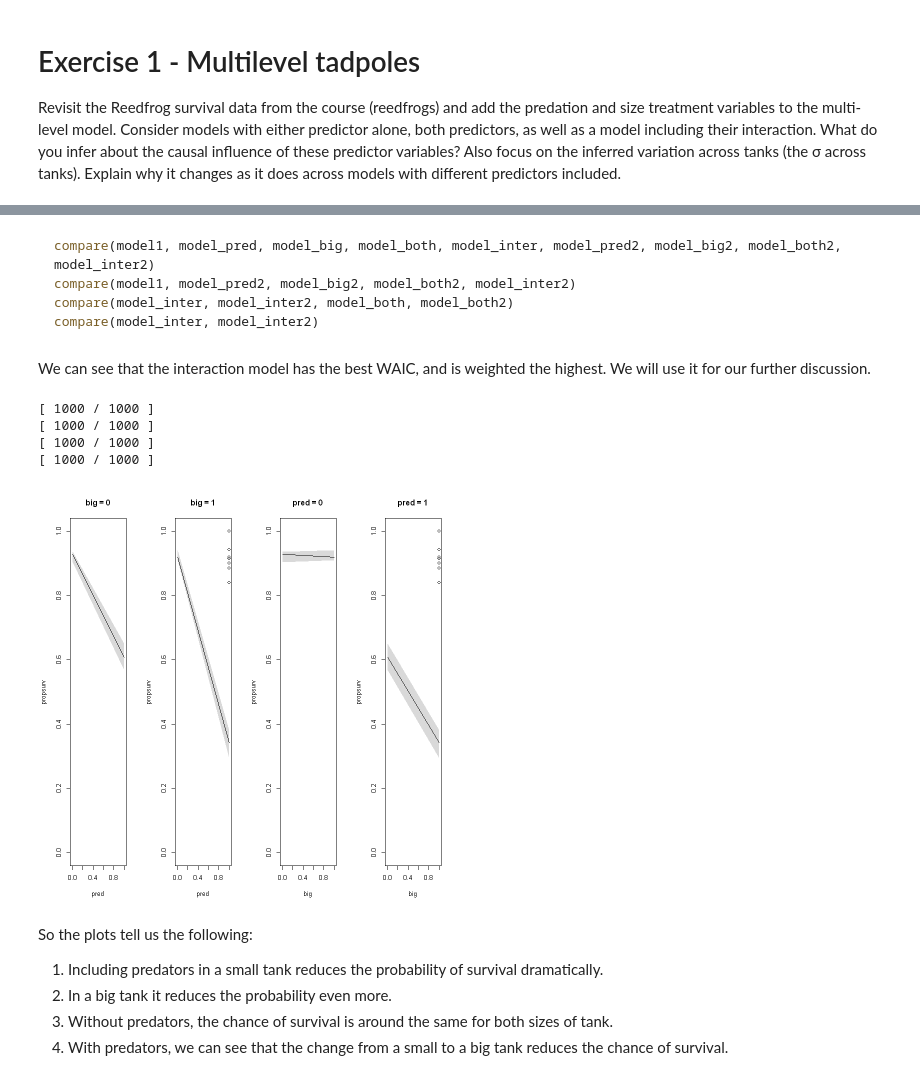
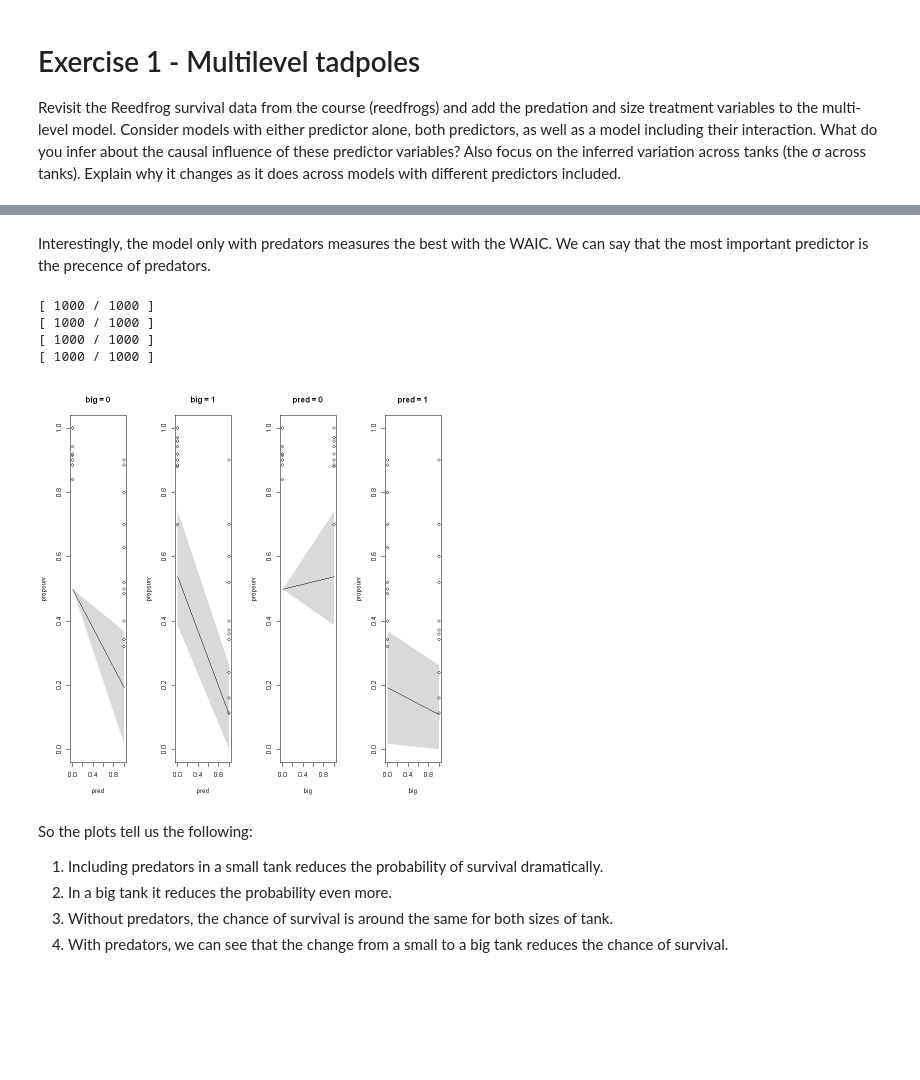
Before and after one commit to TimeTeleporter/advanced_statistics, a Jupyter notebook: exercise_sheet_11/exercise_sheet_11_Immanuel_Albrecht.ipynb, the cells around one changed output, grey strips where cells are left out. Drawn from its saved outputs; the diff is of its cells as text; code cells hidden in the pictures; blank space fills up the shorter version.

````diff
--- a/exercise_sheet_11/exercise_sheet_11_Immanuel_Albrecht.ipynb
+++ b/exercise_sheet_11/exercise_sheet_11_Immanuel_Albrecht.ipynb
@@ -10,5 +10,6 @@ data(reedfrogs)
 d <- reedfrogs
 d$pred <- as.integer(d$pred) - 1
 d$big <- 3 - as.integer(d$size) - 1
+d$tank <- 1:nrow(d)
 d
 # %% [output]
@@ -279,17 +412,17 @@ Check the chains (trace plots, n_eff, Rhat) carefully to ensure they are valid."
 model_inter <- map2stan(
 	alist(
 		surv ~ dbinom(density, p),
-		logit(p) <- off + offset_pred * pred + offset_big * big + offset_inter * big * pred,
-		off ~ dnorm(a, sigma),
+		logit(p) <- off[tank] + offset_pred[tank] * pred + offset_big[tank] * big + offset_inter[tank] * big * pred,
+		off[tank] ~ dnorm(a, sigma),
 		a ~ dnorm(0, 1),
 		sigma ~ dcauchy(0, 1),
-		offset_pred ~ dnorm(a_pred, sigma_pred),
+		offset_pred[tank] ~ dnorm(a_pred, sigma_pred),
 		a_pred ~ dnorm(0, 1),
 		sigma_pred ~ dcauchy(0, 1),
-		offset_big ~ dnorm(a_big, sigma_big),
+		offset_big[tank] ~ dnorm(a_big, sigma_big),
 		a_big ~ dnorm(0, 1),
 		sigma_big ~ dcauchy(0, 1),
-		offset_inter ~ dnorm(a_inter, sigma_inter),
+		offset_inter[tank] ~ dnorm(a_inter, sigma_inter),
 		a_inter ~ dnorm(0, 1),
 		sigma_inter ~ dcauchy(0, 1)
 	),
@@ -355,4 +515,0 @@ Okay, I'm somehow unhappy with our use of the multilevel models here. Lets try a
-# %%
-d$pred <- d$pred + 1
-d$big <- d$big + 1
-d
@@ -448,48 +516,41 @@ model_inter2 <- map2stan(
-# %% [markdown]
-```R
-compare(model1, model_pred, model_big, model_both, model_inter, model_pred2, model_big2, model_both2, model_inter2)
-compare(model1, model_pred2, model_big2, model_both2, model_inter2)
-compare(model_inter, model_inter2, model_both, model_both2)
-compare(model_inter, model_inter2)
-```
-# %% [markdown]
-We can see that the interaction model has the best WAIC, and is weighted the highest. We will use it for our further discussion.
+# %% [markdown]
+Interestingly, the model only with predators measures the best with the WAIC. We can say that the most important predictor is the precence of predators.
 # %%
 # Sampling the posterior for each of the four cases
 post_inter <- extract.samples(model_inter)
 link_inter <- function(pred, big) post_inter$off + post_inter$offset_pred * pred + post_inter$offset_big * big + post_inter$offset_inter * big * pred
 
 # Making four contrafactual plots
-par(mfrow=c(1,4))
+par(mfrow = c(1,4))
 my_seq = c(0,1)
 for (big in my_seq) {
 	dt <- d[d$big == big, ]
 	plot(propsurv ~ pred, data=dt, xlim=c(0, 1), ylim=c(0, 1),
 	xlab="pred")
 	title(paste("big =", big))
-	mu <- link(model_inter , data=list(pred = my_seq, big = big))
+	mu <- link(model_inter , data=list(pred = my_seq, big = big, tank = 0))
 	mu.mean <- apply(mu, 2, mean)
 	mu.HPDI <- apply(mu, 2, HPDI, prob=0.91)
 	lines(0:1, mu.mean )
 	shade(mu.HPDI, my_seq)
 }
 for (pred in my_seq) {
 	dt <- d[d$pred == pred, ]
 	plot(propsurv ~ big, data=dt, xlim=c(0, 1), ylim=c(0, 1),
 	xlab="big")
 	title(paste("pred =", pred))
-	mu <- link(model_inter , data=list(big = my_seq, pred = pred))
+	mu <- link(model_inter , data=list(big = my_seq, pred = pred, tank = 0))
 	mu.mean <- apply(mu, 2, mean)
 	mu.HPDI <- apply(mu, 2, HPDI, prob=0.91)
 	lines(0:1, mu.mean )
 	shade(mu.HPDI, my_seq)
 }
 # %% [output]
 [ 1000 / 1000 ]
 [ 1000 / 1000 ]
 [ 1000 / 1000 ]
 [ 1000 / 1000 ]
-[figure, old version]
+[figure, new version]
 # %% [markdown]
 So the plots tell us the following:
 1. Including predators in a small tank reduces the probability of survival dramatically.
````
Also changed, not shown: parts of 14 cells of this notebook.
